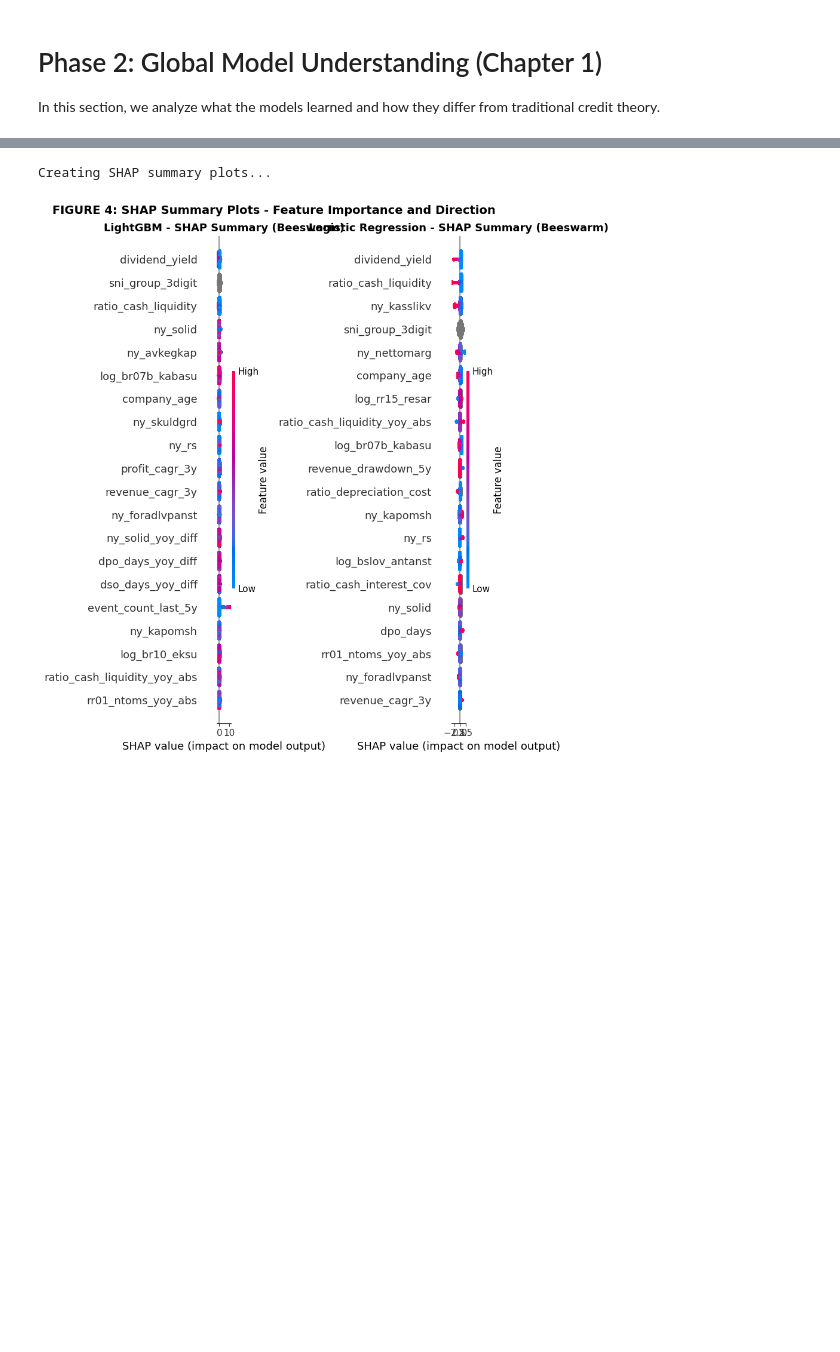
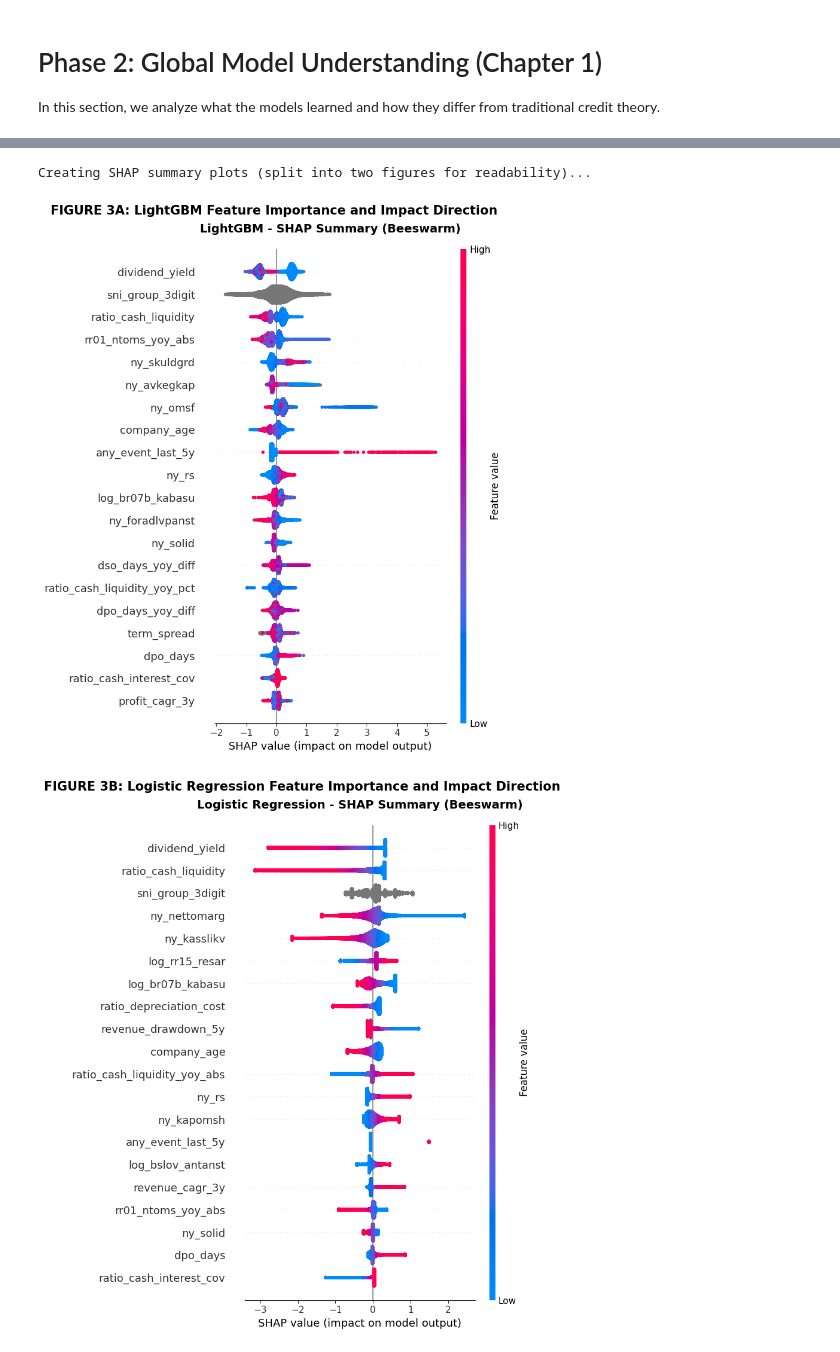
Before and after one commit to vilhelm-k/credit-risk-xai-thesis, a Jupyter notebook: notebooks/05_xai_exploration.ipynb, the cells around one changed output, grey strips where cells are left out. Saved outputs shown, nothing was run; the diff lists cells and outputs as text; code cells hidden in the pictures; blank space fills up the shorter version.

```diff
--- a/notebooks/05_xai_exploration.ipynb
+++ b/notebooks/05_xai_exploration.ipynb
@@ -45,7 +45,12 @@ def plot_calibration_curve(y_true, y_pred_proba, n_bins=100, model_name="Model")
 # %%
 # Load and filter data
 df = pd.read_parquet(FEATURE_CACHE_PATH)
-df = df[(df["ser_aktiv"] == 1) & (df["sme_category"].isin(["Small", "Medium"])) & (df["knc_kncfall"] == 1)]
+df = df[
+    (df["ser_aktiv"] == 1) &
+    (df["sme_category"].isin(["Small", "Medium"])) &
+    (df["knc_kncfall"] == 1) &
+    (df["bransch_borsbransch_konv"] != "40.0")
+    ]
 X, y = prepare_modeling_data(df)
 
 print(f"Features: {X.shape[1]} | Samples: {len(X):,}")
@@ -232,8 +237,8 @@ def target_encode_categorical(X_train, X_val, y_train, categorical_cols, smoothi
 
         # Compute smoothed mean for each category
         category_stats = pd.DataFrame({
-            'count': X_train.groupby(col).size(),
-            'sum': y_train.groupby(X_train[col]).sum()
+            'count': X_train.groupby(col, observed=True).size(),
+            'sum': y_train.groupby(X_train[col], observed=True).sum()
         })
 
         category_stats['smoothed_mean'] = (
@@ -1172,47 +1074,50 @@ Note: Categorical features are encoded as numeric codes for visualization
 # %%
-## 2.4 SHAP Summary Visualizations
+## 2.3 SHAP Summary Visualizations
 
-# Beeswarm plot (most informative SHAP visualization)
-print("Creating SHAP summary plots...")
+# Split into two separate figures for better readability
+print("Creating SHAP summary plots (split into two figures for readability)...")
 
-fig, axes = plt.subplots(1, 2, figsize=(18, 10))
-
-# Left: LightGBM beeswarm
-plt.sca(axes[0])
+# FIGURE 3A: LightGBM SHAP Summary
+fig, ax = plt.subplots(1, 1, figsize=(12, 10))
 shap.summary_plot(
     shap_values_lgbm,
     X_val,
     max_display=20,
     show=False
 )
-axes[0].set_title('LightGBM - SHAP Summary (Beeswarm)', fontsize=13, fontweight='bold')
+plt.title('LightGBM - SHAP Summary (Beeswarm)', fontsize=14, fontweight='bold', pad=20)
+plt.suptitle('FIGURE 3A: LightGBM Feature Importance and Impact Direction',
+             fontsize=15, fontweight='bold', y=0.98)
+plt.tight_layout()
+plt.show()
 
-# Right: Logistic Regression beeswarm
-plt.sca(axes[1])
+# FIGURE 3B: Logistic Regression SHAP Summary
+fig, ax = plt.subplots(1, 1, figsize=(12, 10))
 shap.summary_plot(
     shap_values_logit,
     X_val,  # Use original feature names
     max_display=20,
     show=False
 )
-axes[1].set_title('Logistic Regression - SHAP Summary (Beeswarm)', fontsize=13, fontweight='bold')
-
-plt.suptitle('FIGURE 4: SHAP Summary Plots - Feature Importance and Direction',
-             fontsize=14, fontweight='bold', y=0.98)
+plt.title('Logistic Regression - SHAP Summary (Beeswarm)', fontsize=14, fontweight='bold', pad=20)
+plt.suptitle('FIGURE 3B: Logistic Regression Feature Importance and Impact Direction',
+             fontsize=15, fontweight='bold', y=0.98)
 plt.tight_layout()
 plt.show()
 
-print("\nREADING THE BEESWARM PLOT:")
+print("\nREADING THE BEESWARM PLOTS:")
 print("=" * 80)
 print("  • Y-axis: Features (sorted by importance)")
 print("  • X-axis: SHAP value (impact on model output)")
 print("  • Color: Feature value (red=high, blue=low)")
 print("  • Each dot: One observation")
 print("  • Spread: Distribution of impacts across dataset")
 print("\nKey insights:")
 print("  - Red dots on right: High feature value → increases risk")
 print("  - Blue dots on left: Low feature value → decreases risk")
-print("  - Wide spread: Feature has variable impact (may indicate interactions)")
+print("  - Wide spread: Feature has variable impact")
+print("\nNote: Plots are now split into separate figures for better readability and thesis formatting")
 # %% [output]
-Creating SHAP summary plots...
+Creating SHAP summary plots (split into two figures for readability)...
-[figure, old version]
+[figure, new version]
+[figure, added]
```
Also changed, not shown: parts of 19 cells of this notebook, 14 other files.
